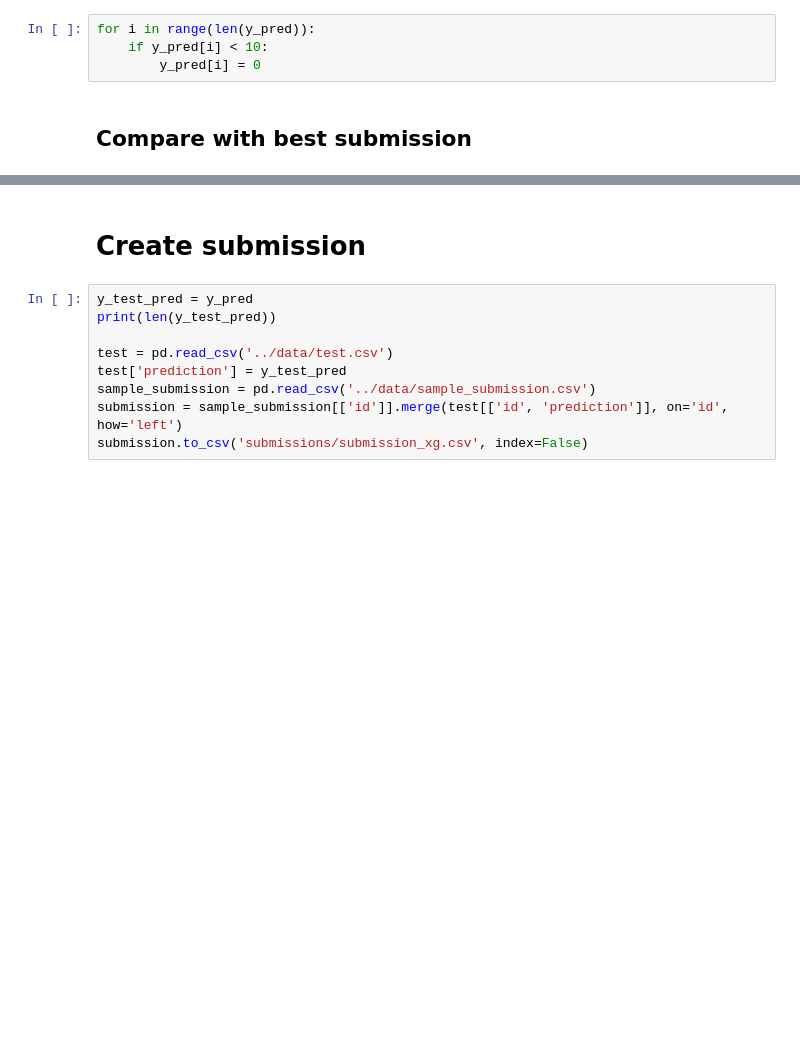
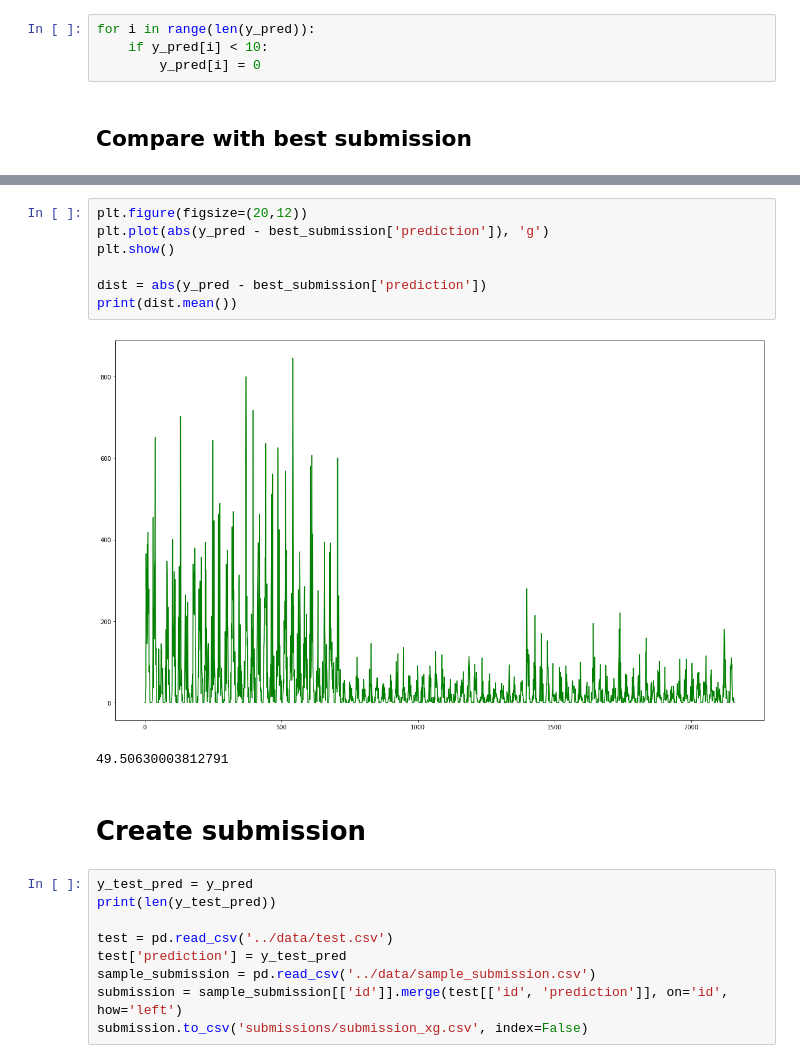
Before and after one commit to Hansstem/TDT4173-ML, a Jupyter notebook: model_notebooks/xgboost.ipynb, the cells around one changed output, grey strips where cells are left out. Saved outputs shown, nothing was run; the diff lists cells and outputs as text; blank space fills up the shorter version.

Commit message:
best xgboost

```diff
--- a/model_notebooks/xgboost.ipynb
+++ b/model_notebooks/xgboost.ipynb
@@ -519,3 +547,13 @@ plt.show()
+# %%
+plt.figure(figsize=(20,12))
+plt.plot(abs(y_pred - best_submission['prediction']), 'g')
+plt.show()
+
+dist = abs(y_pred - best_submission['prediction'])
+print(dist.mean())
+# %% [output]
+[figure, added]
+49.50630003812791
 # %% [markdown]
 # Create submission
 # %%
```
Also changed, not shown: parts of 6 cells of this notebook, 1 other file.
